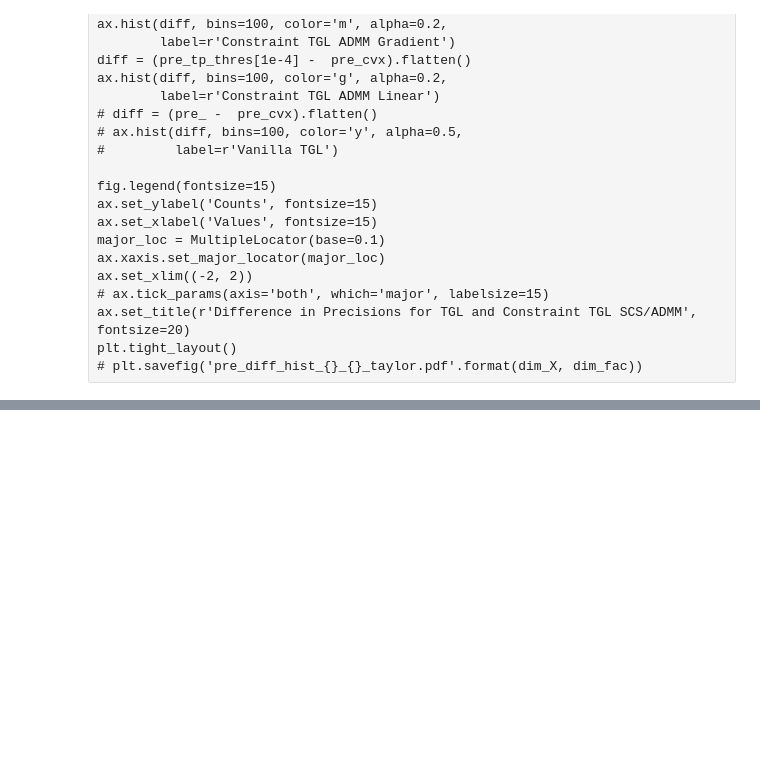
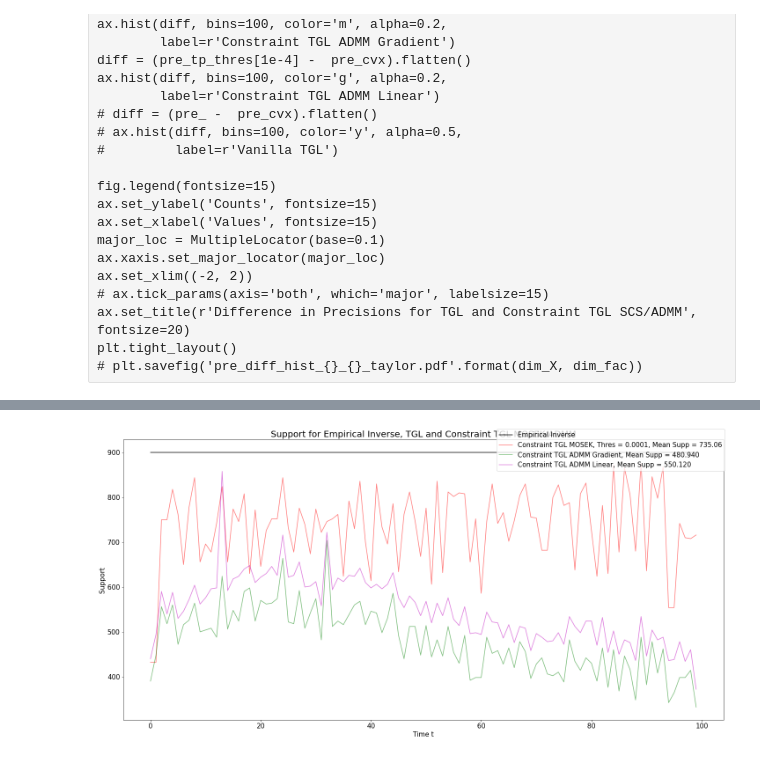
Before and after one commit to atechnicolorskye/post_sum, a Jupyter notebook: regain/equality_constraint_cvxpy_ff5_ip30.ipynb, the cells around one changed output, grey strips where cells are left out. Saved outputs shown, nothing was run; the diff lists cells and outputs as text; code cells hidden in the pictures; blank space fills up the shorter version.

```diff
--- a/regain/equality_constraint_cvxpy_ff5_ip30.ipynb
+++ b/regain/equality_constraint_cvxpy_ff5_ip30.ipynb
@@ -39,7 +65,7 @@ emp_inv = np.array(emp_inv)
 # %%
 from regain.covariance import TaylorEqualTimeGraphicalLasso, TimeGraphicalLasso
 tic = time.perf_counter()
-tgl_tp = TaylorEqualTimeGraphicalLasso(max_iter=10000, loss='LL', c_level=0.2, theta=0.5, rho=1e3, div=2, psi="laplacian")
+tgl_tp = TaylorEqualTimeGraphicalLasso(max_iter=10000, loss='LL', c_level=0.2, theta=0.5, rho=2e3, mult=1.1, weights=None, m=100, eps=2, psi="laplacian")
 emp_inv_score_tp, baseline_score_tp, fit_score_tp, pre_tp = tgl_tp.fit_cov(X_cov).eval_cov_pre()
 toc = time.perf_counter()
 print('Running Time :{}'.format(toc - tic))
@@ -234,35 +328,41 @@ fig.patch.set_facecolor('white')
 colors = "rgb"
 color_index = 0
 
 ax.plot(range(X_cov.shape[-1]), [sum(sum(abs(emp_inv[k]) > 0)) for k in range(X_cov.shape[-1])],
         color='k', label=r'Empirical Inverse')
 # for i in [min_pre_tp]:
 for i in [1e-4]:
     supp = [sum(sum(abs(pre[i][t]) > 0)) for t in range(X_cov.shape[-1])]
     mean_supp = np.mean(supp)
     ax.plot(range(X_cov.shape[-1]), supp, color='r', alpha=0.5,
 #     ax.plot(range(X_cov.shape[-1]), supp, color=colors[color_index], alpha=0.5,
             label=r'Constraint TGL MOSEK, Thres = {}, Mean Supp = {}'.format(i, mean_supp))
     color_index += 1
 # supp = [sum(sum(abs(pre_grad[t]) > 0)) for t in range(X_cov.shape[-1])]
 # ax.plot(range(X_cov.shape[-1]), supp, color='m', alpha=0.5,
 #         label=r'Constraint TGL ADMM Gradient, Mean Supp = {:.3f}'.format(np.mean(supp)))
+supp = [sum(sum(abs(pre_g_thres[1e-4][t]) > 0)) for t in range(X_cov.shape[-1])]
+# supp = [sum(sum(abs(pre_tp[t]) > 0)) for t in range(X_cov.shape[-1])]
+ax.plot(range(X_cov.shape[-1]), supp, color='g', alpha=0.5,
+        label=r'Constraint TGL ADMM Gradient, Mean Supp = {:.3f}'.format(np.mean(supp)))
 supp = [sum(sum(abs(pre_tp_thres[1e-4][t]) > 0)) for t in range(X_cov.shape[-1])]
 # supp = [sum(sum(abs(pre_tp[t]) > 0)) for t in range(X_cov.shape[-1])]
-ax.plot(range(X_cov.shape[-1]), supp, color='g', alpha=0.5,
+ax.plot(range(X_cov.shape[-1]), supp, color='m', alpha=0.5,
         label=r'Constraint TGL ADMM Linear, Mean Supp = {:.3f}'.format(np.mean(supp)))
 # supp = [sum(sum(abs(pre_[t]) > 0)) for t in range(X_cov.shape[-1])]
 # ax.plot(range(X_cov.shape[-1]), [sum(sum(abs(pre_[k]) > 0)) for k in range(X_cov.shape[-1])],
 #         color='y', label=r'Vanilla TGL, , Mean Supp = {:.3f}'.format(np.mean(supp)))
 
 
 fig.legend(fontsize=15)
 ax.set_ylabel('Support', fontsize=15)
 ax.tick_params(axis='both', which='major', labelsize=15)
 ax.set_xlabel('Time t', fontsize=15)
 ax.set_title(r'Support for Empirical Inverse, TGL and Constraint TGL MOSEK/ADMM', fontsize=20)
 plt.tight_layout()
-# plt.savefig('ff5_ip30_40000_diff_supp_max_2_mult_3_div_5.pdf')
+plt.savefig('ff5_ip30_10000_diff_supp_indiv.pdf')
+# %% [output]
+[figure, added]
 # %%
 fig, ax = plt.subplots(figsize=(20, 10))
 fig.patch.set_facecolor('white')
```
Also changed, not shown: parts of 15 cells of this notebook, 5 other files.
